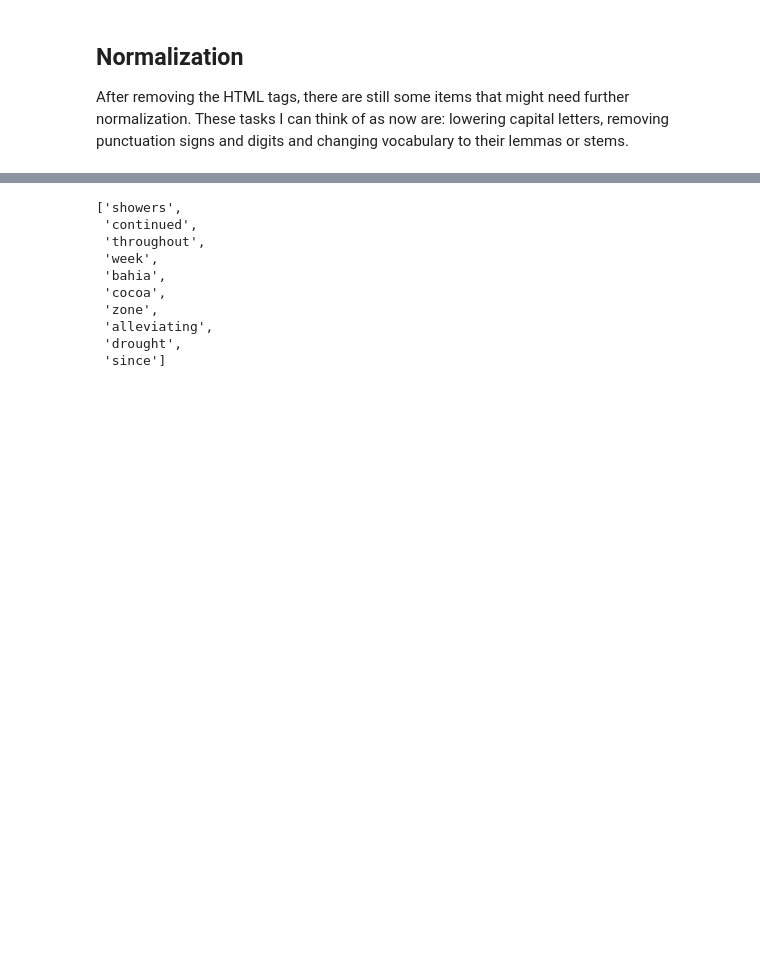
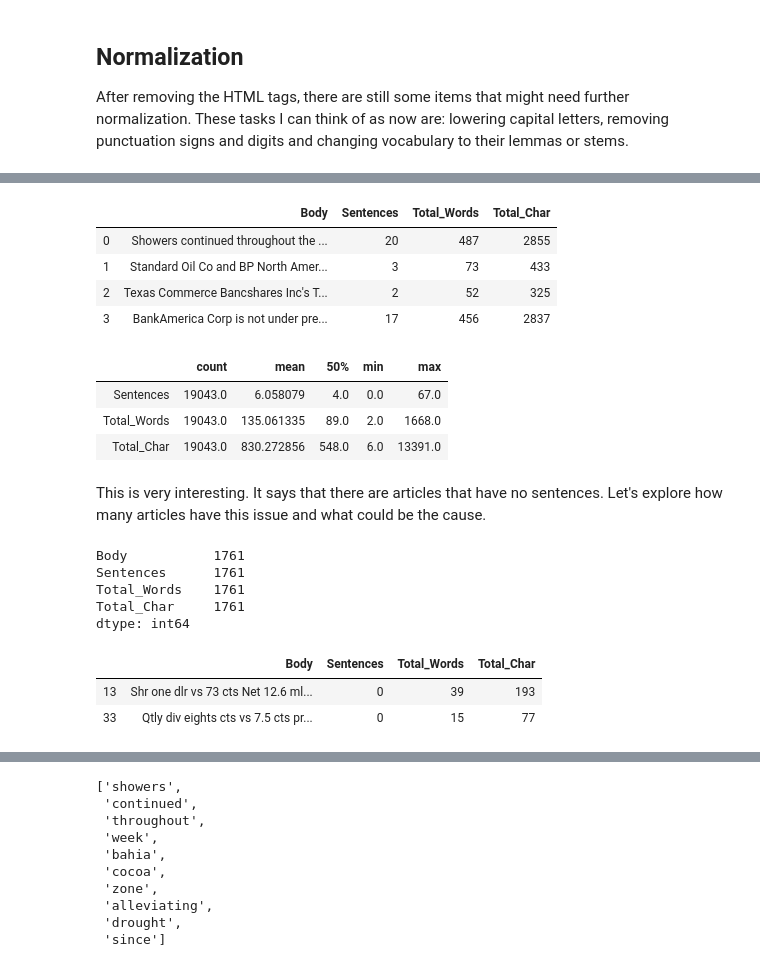
Before and after one commit to sedv8808/Simple_Word_Counting, a Jupyter notebook: Simple_Word_Counting.ipynb, the cells around one changed output, grey strips where cells are left out. Cells and saved outputs as stored; diff of their text form; code cells hidden in the pictures; blank space fills up the shorter version.

```diff
--- a/Simple_Word_Counting.ipynb
+++ b/Simple_Word_Counting.ipynb
@@ -132,0 +149,32 @@ These tasks I can think of as now are: lowering capital letters, removing punctu
+# %%
+df_corpora.head(4)
+# %% [output]
+|  | Body | Sentences | Total_Words | Total_Char |
+| 0 | Showers continued throughout the ... | 20 | 487 | 2855 |
+| 1 | Standard Oil Co and BP North Amer... | 3 | 73 | 433 |
+| 2 | Texas Commerce Bancshares Inc's T... | 2 | 52 | 325 |
+| 3 | BankAmerica Corp is not under pre... | 17 | 456 | 2837 |
+# %%
+summary = df_corpora.describe().transpose()
+summary[['count', 'mean', '50%', 'min', 'max']]
+# %% [output]
+|  | count | mean | 50% | min | max |
+| Sentences | 19043.0 | 6.058079 | 4.0 | 0.0 | 67.0 |
+| Total_Words | 19043.0 | 135.061335 | 89.0 | 2.0 | 1668.0 |
+| Total_Char | 19043.0 | 830.272856 | 548.0 | 6.0 | 13391.0 |
+# %% [markdown]
+This is very interesting. It says that there are articles that have no sentences. Let's explore how many articles have this issue and what could be the cause.
+# %%
+df_corpora[df_corpora['Sentences'] == 0].count()
+# %% [output]
+Body           1761
+Sentences      1761
+Total_Words    1761
+Total_Char     1761
+dtype: int64
+# %%
+df_corpora[df_corpora['Sentences'] == 0].head(2)
+# %% [output]
+|  | Body | Sentences | Total_Words | Total_Char |
+| 13 | Shr one dlr vs 73 cts Net 12.6 ml... | 0 | 39 | 193 |
+| 33 | Qtly div eights cts vs 7.5 cts pr... | 0 | 15 | 77 |
```
Also changed, not shown: parts of 16 cells of this notebook.
